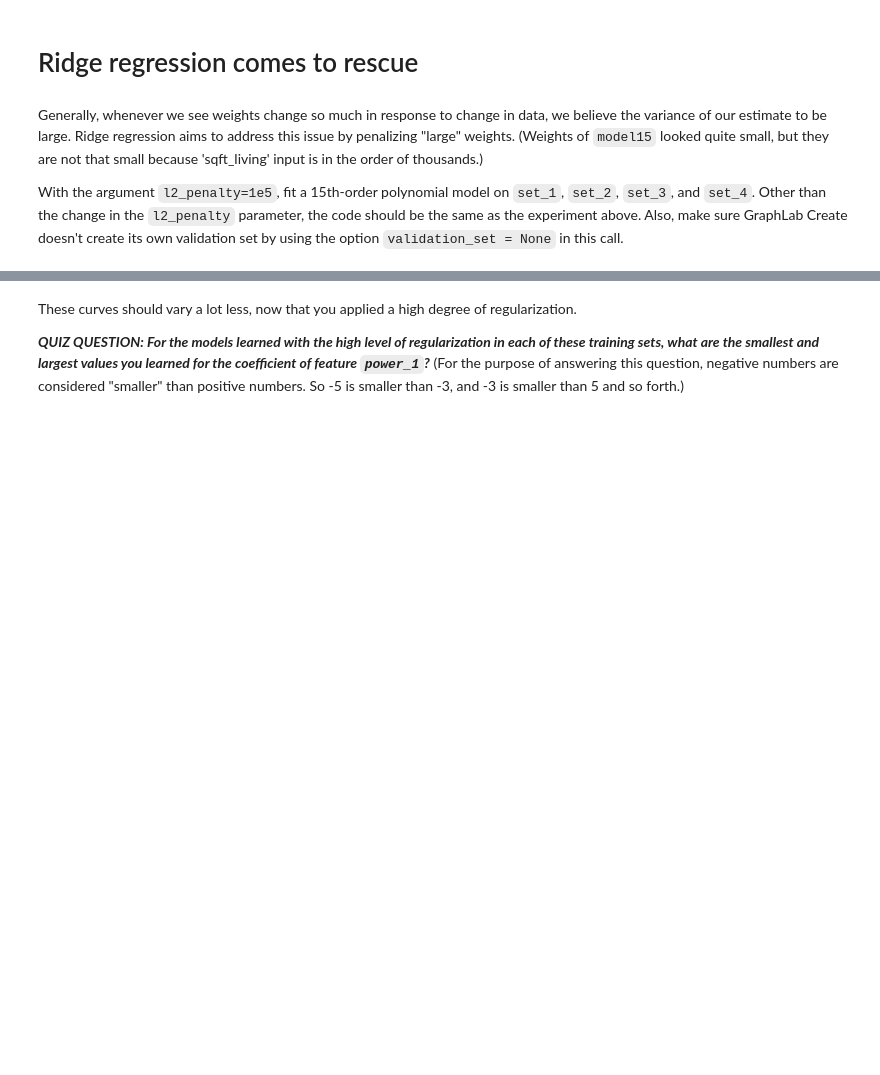
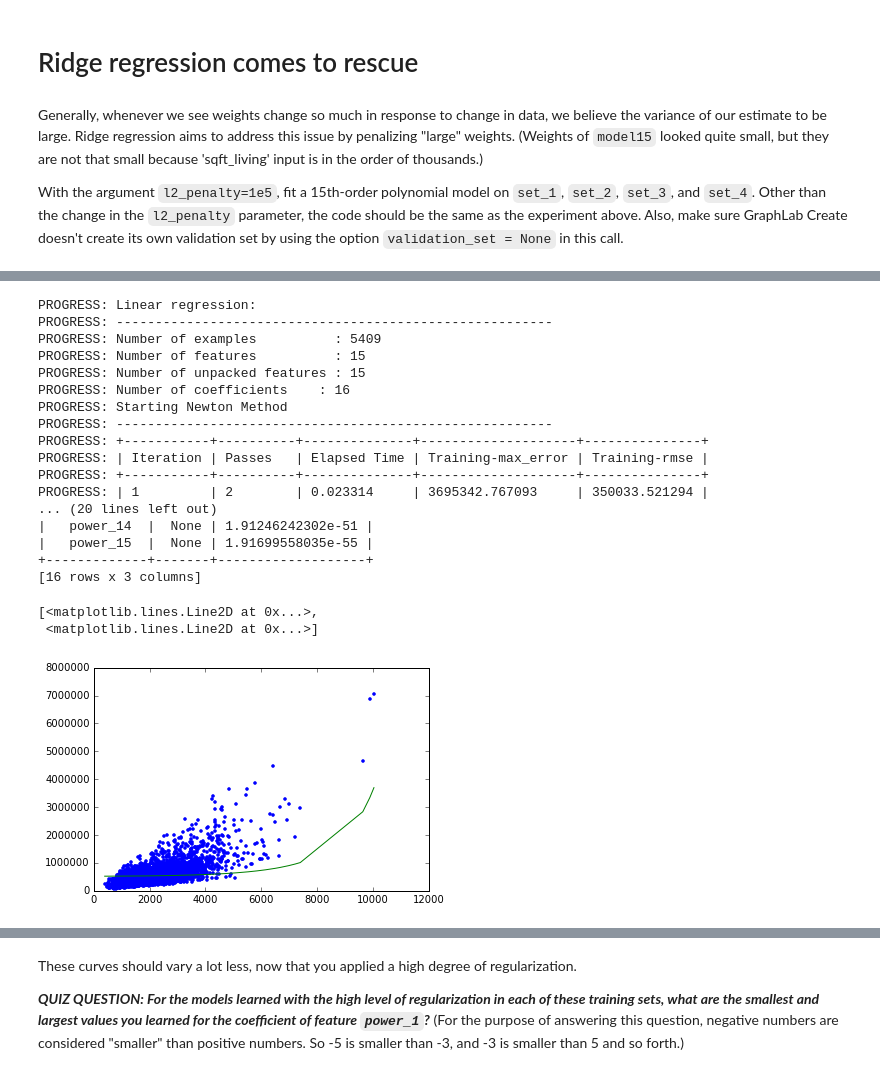
Before and after one commit to rbudzyns/Regression, a Jupyter notebook: week-4-ridge-regression-assignment-1-blank.ipynb, the cells around one changed output, grey strips where cells are left out. Saved outputs shown, nothing was run; the diff lists cells and outputs as text; code cells hidden in the pictures; blank space fills up the shorter version.

```diff
--- a/week-4-ridge-regression-assignment-1-blank.ipynb
+++ b/week-4-ridge-regression-assignment-1-blank.ipynb
@@ -228,0 +294,29 @@ With the argument `l2_penalty=1e5`, fit a 15th-order polynomial model on `set_1`
+# %%
+poly15_set3 = polynomial_sframe(set_3['sqft_living'], 15)
+my_features = poly15_set3.column_names() # get the name of the features
+poly15_set3['price'] = set_3['price'] # add price to the data since it's the target
+model15_3 = graphlab.linear_regression.create(poly15_set3, target = 'price', l2_penalty=1e5,
+                                              features = my_features, validation_set = None)
+model15_3.get("coefficients").print_rows(num_rows=16)
+plt.plot(poly15_set3['power_1'], poly15_set3['price'], '.', poly15_set3['power_1'], model15_3.predict(poly15_set3),'-')
+# %% [output]
+PROGRESS: Linear regression:
+PROGRESS: --------------------------------------------------------
+PROGRESS: Number of examples          : 5409
+PROGRESS: Number of features          : 15
+PROGRESS: Number of unpacked features : 15
+PROGRESS: Number of coefficients    : 16
+PROGRESS: Starting Newton Method
+PROGRESS: --------------------------------------------------------
+PROGRESS: +-----------+----------+--------------+--------------------+---------------+
+PROGRESS: | Iteration | Passes   | Elapsed Time | Training-max_error | Training-rmse |
+PROGRESS: +-----------+----------+--------------+--------------------+---------------+
+PROGRESS: | 1         | 2        | 0.023314     | 3695342.767093     | 350033.521294 |
+... (20 lines left out)
+|   power_14  |  None | 1.91246242302e-51 |
+|   power_15  |  None | 1.91699558035e-55 |
++-------------+-------+-------------------+
+[16 rows x 3 columns]
+[<matplotlib.lines.Line2D at 0x...>,
+ <matplotlib.lines.Line2D at 0x...>]
+[figure, added]
```
Also changed, not shown: parts of 23 cells of this notebook, 1 other file.
